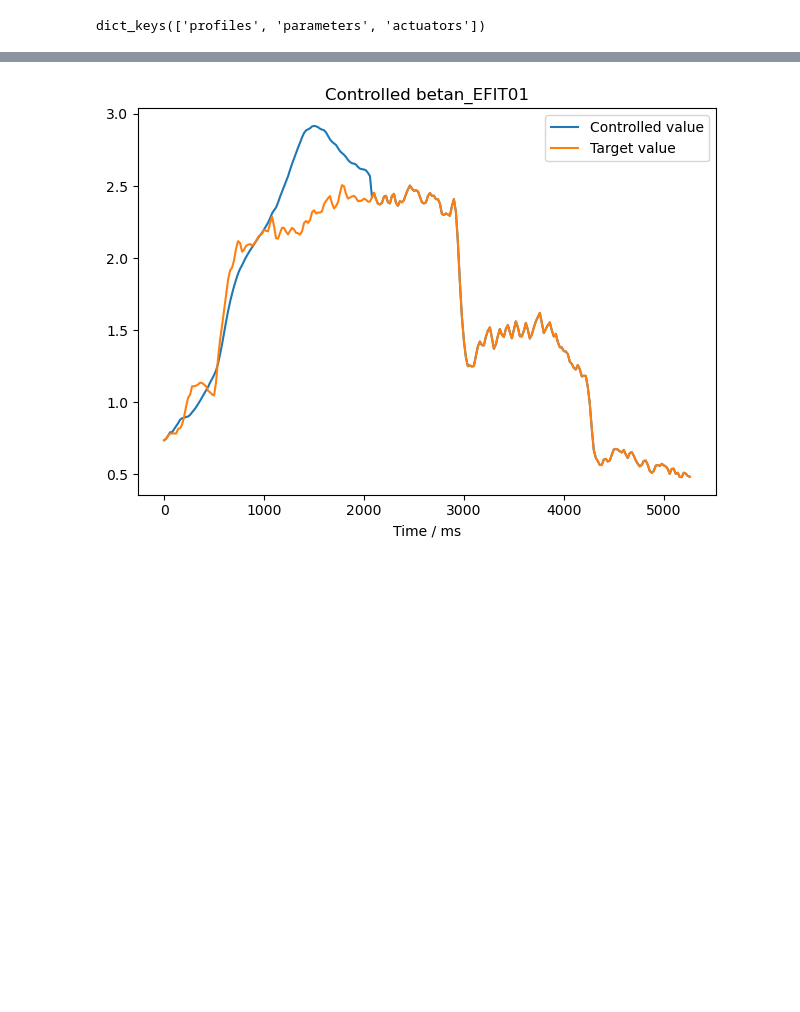
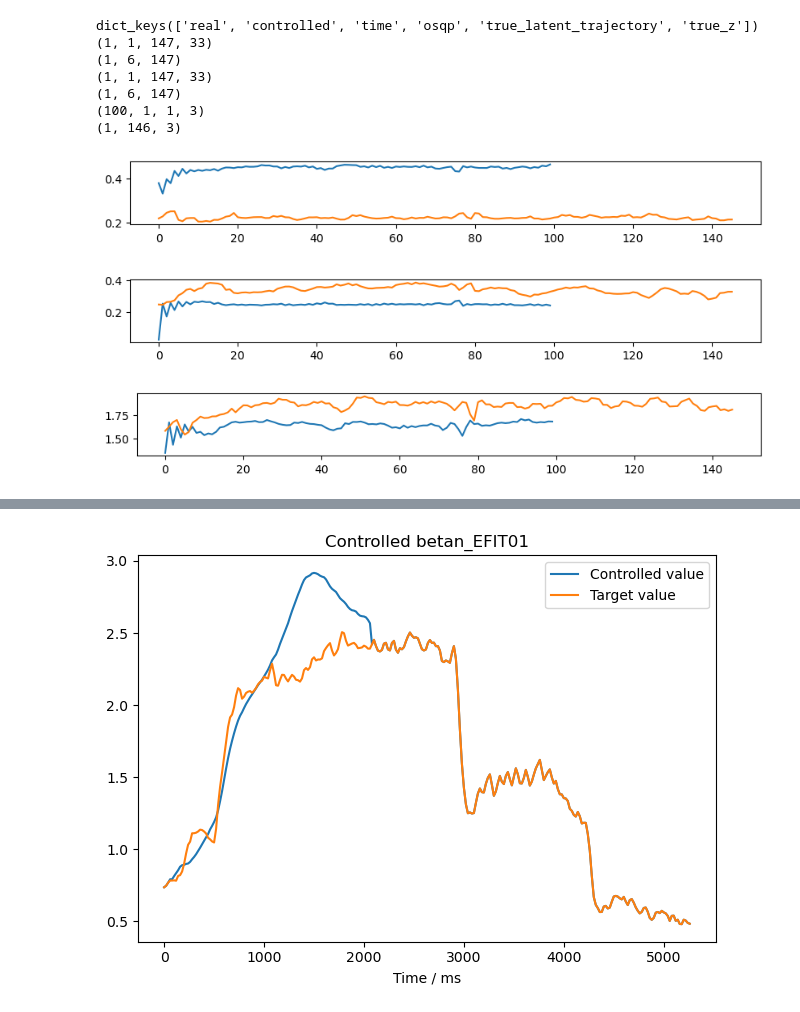
Before and after one commit to PlasmaControl/PlasmaEvolution, a Jupyter notebook: control_plotter.ipynb, the cells around one changed output, grey strips where cells are left out. Cells and saved outputs as stored; diff of their text form; code cells hidden in the pictures; blank space fills up the shorter version.

```diff
--- a/control_plotter.ipynb
+++ b/control_plotter.ipynb
@@ -44,11 +135,35 @@ controller_profiles = config_linear['inputs']['profiles'].split()
 controller_parameters = config_linear['inputs']['parameters'].split()
 latent_dim = int(config_linear['HiroLRAN']['latent_dim'])
 data_filename = config['preprocess']['preprocessed_data_filenamebase'] + 'val.pkl'
-# %%
-import pickle
-index =50
-with open(f'control_pickles/improved{lstm_model_name}{linear_model_name}{index}.pkl', 'rb') as f:
-    control_model = pickle.load(f)
-print(control_model['controlled'].keys())
-# %% [output]
-dict_keys(['profiles', 'parameters', 'actuators'])
+# %%
+
+shot_index = 500
+version = 0
+# with open(f'control_pickles/{lstm_model_name}{linear_model_name}{shot_index}_integral_{version}.pkl', 'rb') as f:
+#     control_model = pickle.load(f)
+with open(f'control_pickles/{lstm_model_name}{linear_model_name}{shot_index}_integral_{version}.pkl', 'rb') as f:
+    control_model = pickle.load(f)
+print(control_model.keys())
+print(control_model['real']['profiles'].shape)
+print(control_model['real']['actuators'].shape)
+print(control_model['controlled']['profiles'].shape)
+print(control_model['controlled']['actuators'].shape)
+print(control_model['true_latent_trajectory'].shape)
+print(control_model['true_z'].shape)
+
+for i in range(len(control_model['true_latent_trajectory'][0, 0, 0, :])):
+    plt.figure(figsize=(10, 1))
+    plt.plot(control_model['true_latent_trajectory'][:, 0, 0, i])
+    plt.plot(control_model['true_z'][0, :, i])
+    plt.show()
+# %% [output]
+dict_keys(['real', 'controlled', 'time', 'osqp', 'true_latent_trajectory', 'true_z'])
+(1, 1, 147, 33)
+(1, 6, 147)
+(1, 1, 147, 33)
+(1, 6, 147)
+(100, 1, 1, 3)
+(1, 146, 3)
+[figure, added]
+[figure, added]
+[figure, added]
```
Also changed, not shown: parts of 6 cells of this notebook, 1 other file.
